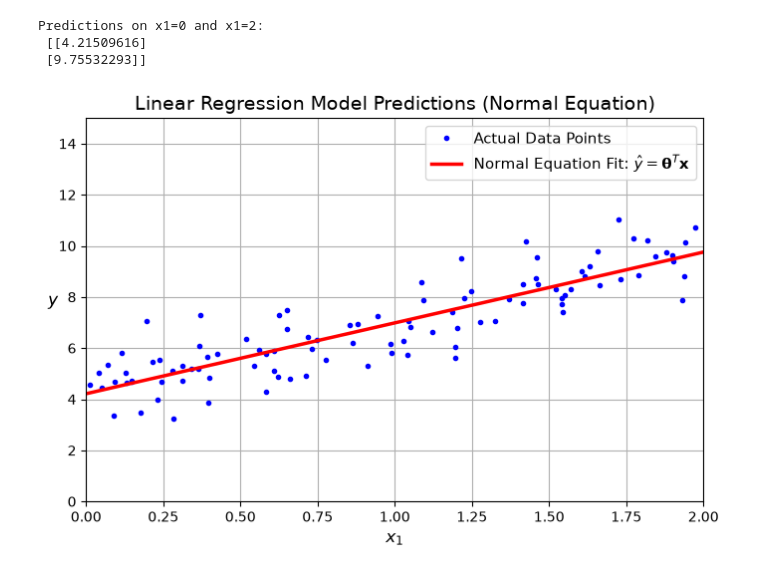
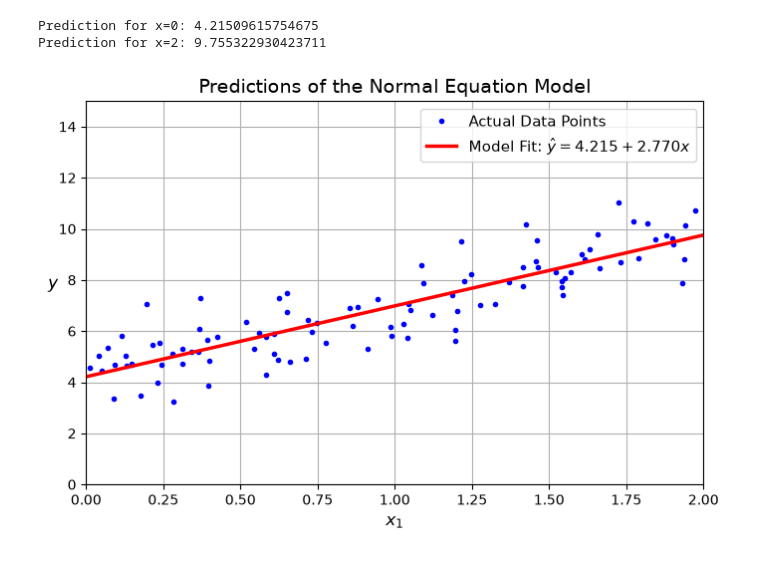
Before and after one commit to Hamshary99/mohamed-ai-learning, a Jupyter notebook: week1/day2/notebooks/Ch4_practice.ipynb, the cells around one changed output. Drawn from its saved outputs; the diff is of its cells as text; code cells hidden in the pictures.

```diff
--- a/week1/day2/notebooks/Ch4_practice.ipynb
+++ b/week1/day2/notebooks/Ch4_practice.ipynb
@@ -66,23 +118,25 @@ Notice: The true function was y = 4 + 3x. Due to the added noise, our estimates
 # %%
-# Make predictions using the fitted theta on new points: x1 = 0 and x1 = 2
+# New instances to predict: x1 = 0 and x1 = 2
 X_new = np.array([[0], [2]])
-X_new_b = np.c_[np.ones((2, 1)), X_new]  # add x0 = 1
+X_new_b = np.c_[np.ones((2, 1)), X_new] # add x0 = 1
+
+# Make prediction: y_hat = X_new_b @ theta_best
 y_predict = X_new_b @ theta_best
-print("Predictions on x1=0 and x1=2:\n", y_predict)
+print("Prediction for x=0:", y_predict[0][0])
+print("Prediction for x=2:", y_predict[1][0])
 
-# Plot the predictions line against the actual data
+# Plot the regression line over the data
 plt.figure(figsize=(8, 5))
 plt.plot(X, y, "b.", label="Actual Data Points")
-plt.plot(X_new, y_predict, "r-", linewidth=2.5, label="Normal Equation Fit: $\\hat{y} = \\mathbf{\\theta}^T \\mathbf{x}$")
+plt.plot(X_new, y_predict, "r-", linewidth=2.5, label="Model Fit: $\\hat{y} = 4.215 + 2.770x$")
 plt.xlabel("$x_1$", fontsize=12)
 plt.ylabel("$y$", rotation=0, fontsize=12)
-plt.title("Linear Regression Model Predictions (Normal Equation)", fontsize=14)
+plt.title("Predictions of the Normal Equation Model", fontsize=14)
 plt.axis([0, 2, 0, 15])
 plt.grid(True)
 plt.legend(fontsize=11)
 plt.show()
 # %% [output]
-Predictions on x1=0 and x1=2:
- [[4.21509616]
- [9.75532293]]
+Prediction for x=0: 4.21509615754675
+Prediction for x=2: 9.755322930423711
-[figure, old version]
+[figure, new version]
```
Also changed, not shown: parts of 20 cells of this notebook, 1 other file.
